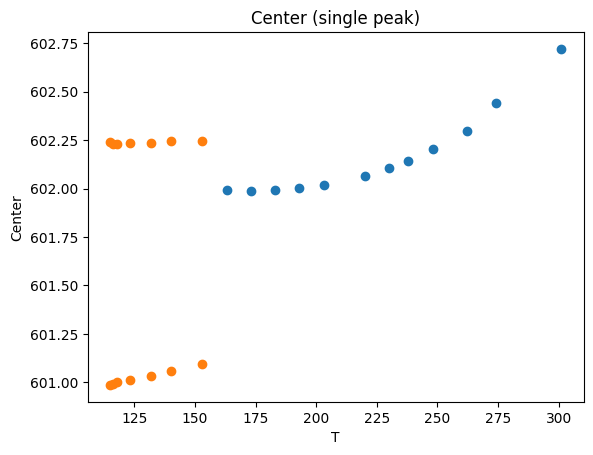
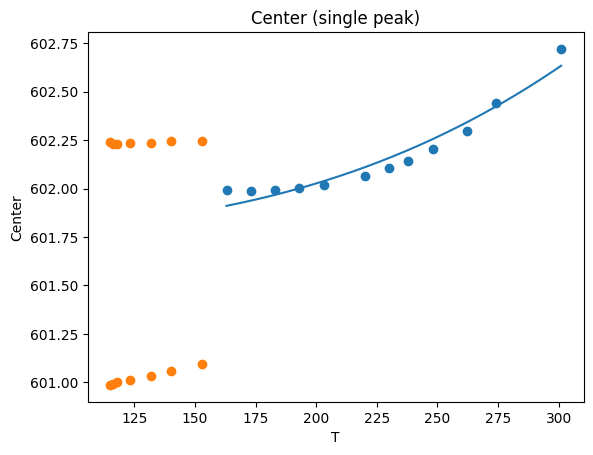
The notebook cell's code change between the first figure and the second:
--- before
+++ after
@@ -41,5 +41,5 @@
 
 width_fit, _ = curve_fit(T3_fit, T_single_arr, width_single_arr)
-
+centre_fit, _ = curve_fit(T3_fit, T_single_arr, center_single_arr)
 T_single_fit = np.linspace(T_single_arr.min(), T_single_arr.max(), 200)
 
@@ -50,4 +50,5 @@
 plt.scatter(T_single, center_single)
 plt.scatter(T_double, center_double)
+plt.plot(T_single_fit, T3_fit(T_single_fit, *centre_fit), label="T^3 fit (single peak)")
 plt.title("Center (single peak)")
 plt.xlabel("T")

Commit: small fix